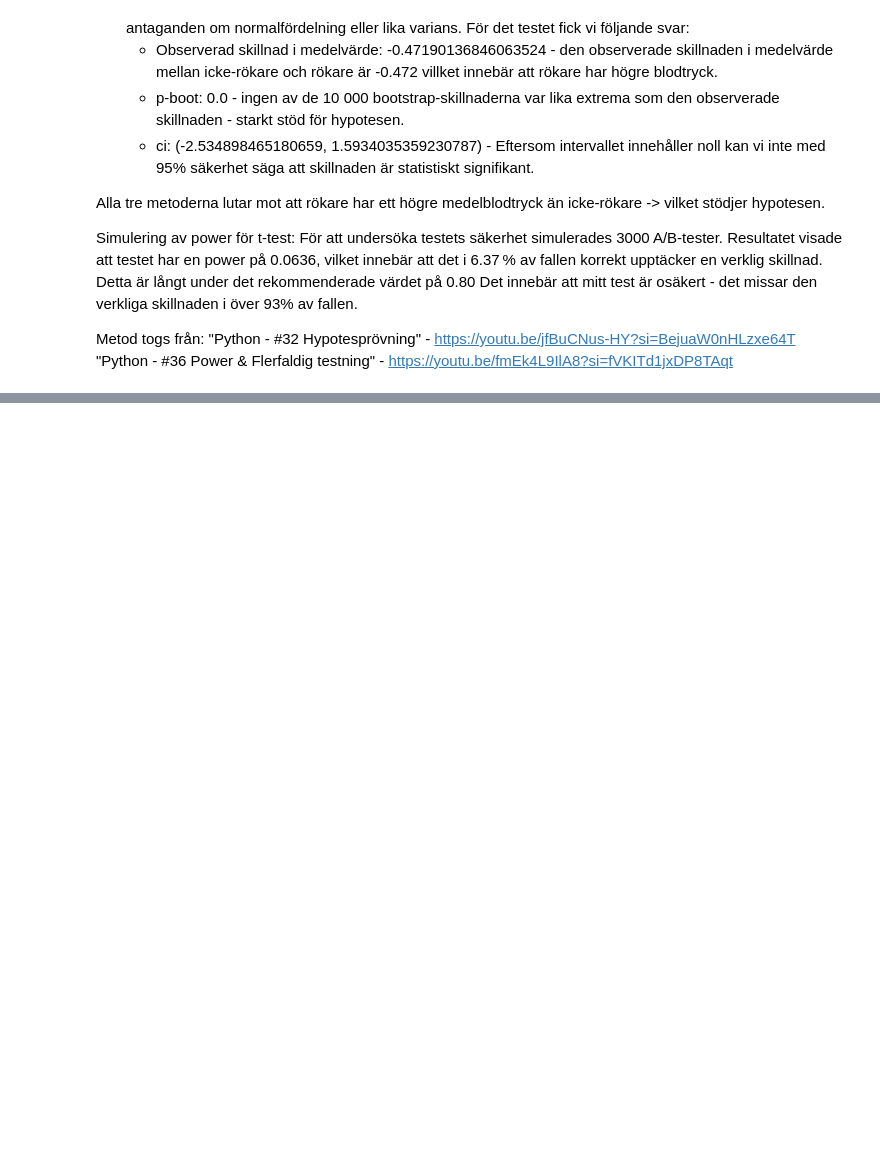
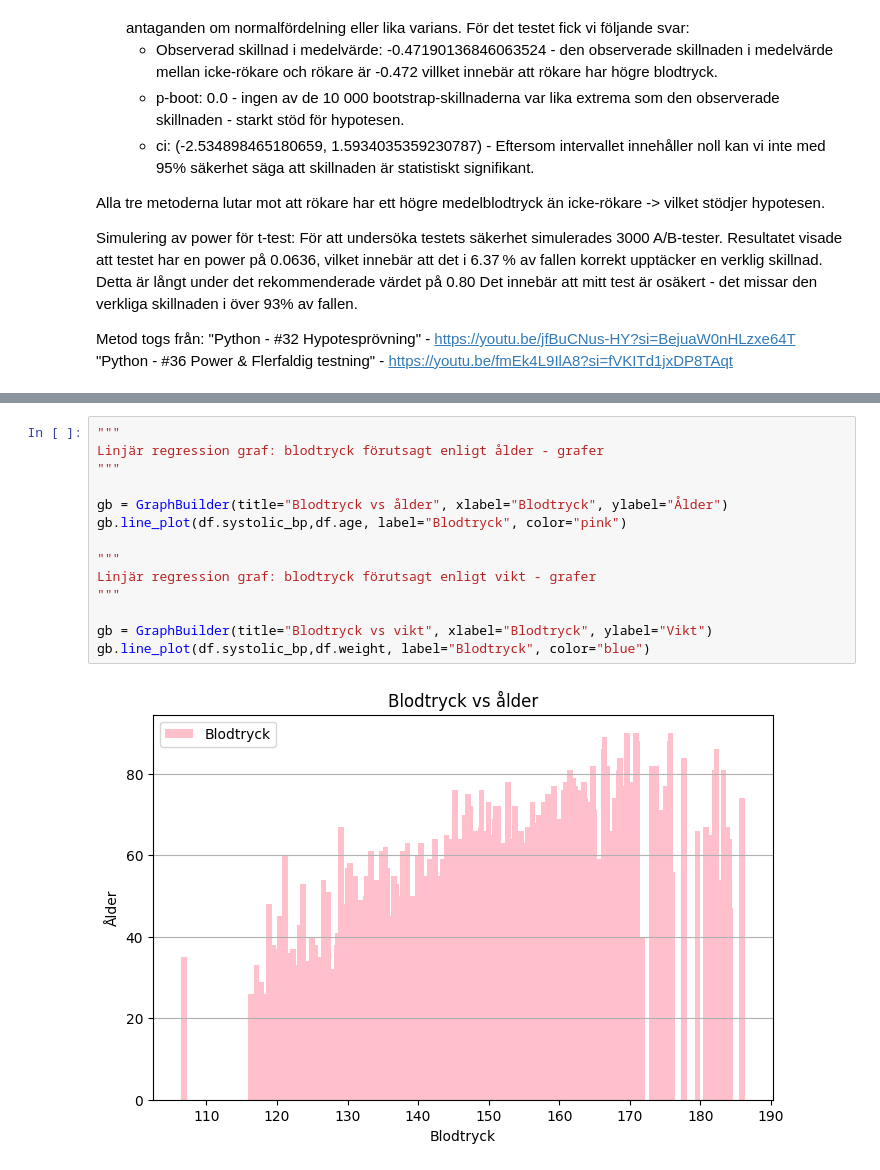
Before and after one commit to emanuelssonlinnea-rgb/Health-study-project, a Jupyter notebook: report.ipynb, the cells around one changed output, grey strips where cells are left out. Cells and saved outputs as stored; diff of their text form; blank space fills up the shorter version.

```diff
--- a/report.ipynb
+++ b/report.ipynb
@@ -357,0 +410,16 @@ Metod togs från:
+# %%
+"""
+Linjär regression graf: blodtryck förutsagt enligt ålder - grafer
+"""
+
+gb = GraphBuilder(title="Blodtryck vs ålder", xlabel="Blodtryck", ylabel="Ålder")
+gb.line_plot(df.systolic_bp,df.age, label="Blodtryck", color="pink")
+
+"""
+Linjär regression graf: blodtryck förutsagt enligt vikt - grafer
+"""
+
+gb = GraphBuilder(title="Blodtryck vs vikt", xlabel="Blodtryck", ylabel="Vikt")
+gb.line_plot(df.systolic_bp,df.weight, label="Blodtryck", color="blue")
+# %% [output]
+[figure, added]
```
Also changed, not shown: parts of 5 cells of this notebook.
